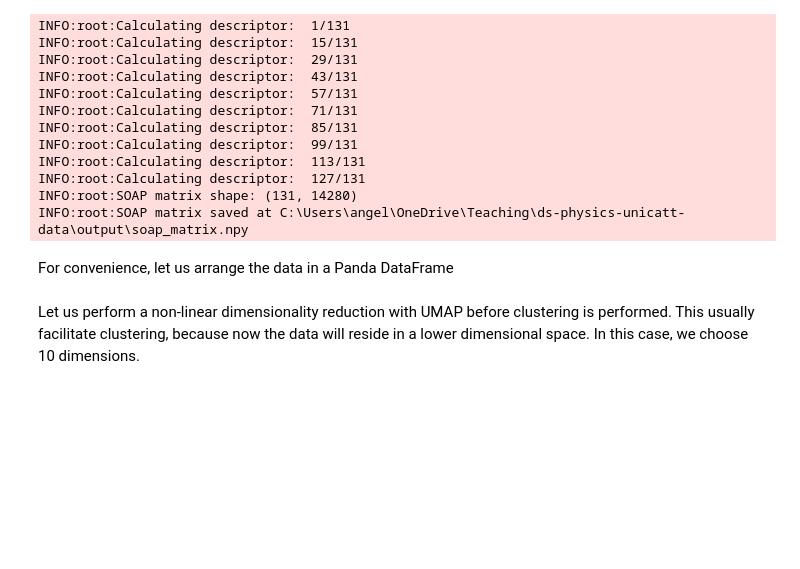
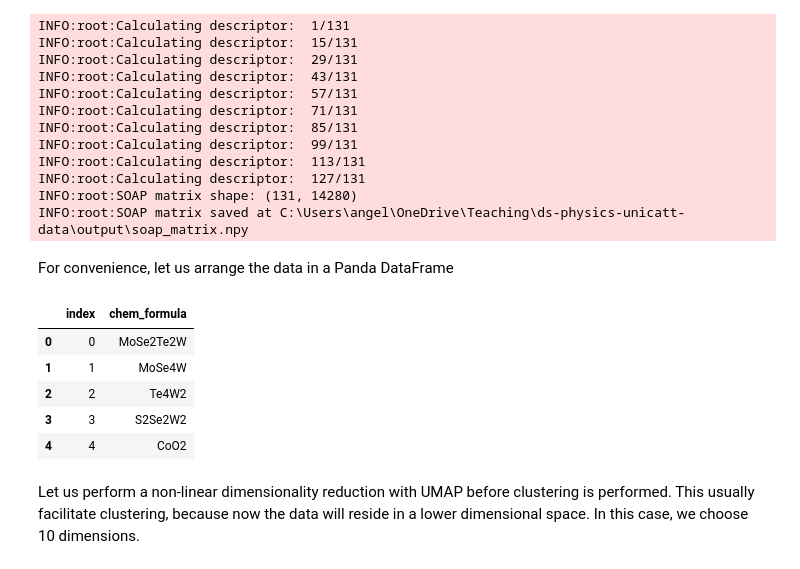
Before and after one commit to angeloziletti/unicatt-ds-physics, a Jupyter notebook: unsupervised-physics-data.ipynb, the cells around one changed output. Drawn from its saved outputs; the diff is of its cells as text; code cells hidden in the pictures; blank space fills up the shorter version.

```diff
--- a/unsupervised-physics-data.ipynb
+++ b/unsupervised-physics-data.ipynb
@@ -176,18 +176,27 @@ For convenience, let us arrange the data in a Panda DataFrame
 # %%
 def df_from_atoms(atoms_list):
     """Convert atoms in panda DataFrame for convenience"""
     formulas = []
     idxs = []
     for idx_atoms, atoms in enumerate(atoms_list):
         formula = atoms.get_chemical_formula()
         formulas.append(formula)
         idxs.append(idx_atoms)
 
     df_atoms = pd.DataFrame({'index':idxs, 'chem_formula':formulas})
 
     return df_atoms
 
 df_atoms = df_from_atoms(atoms_list)
+
+df_atoms.head()
+# %% [output]
+|  | index | chem_formula |
+| 0 | 0 | MoSe2Te2W |
+| 1 | 1 | MoSe4W |
+| 2 | 2 | Te4W2 |
+| 3 | 3 | S2Se2W2 |
+| 4 | 4 | CoO2 |
 # %% [markdown]
 Let us perform a non-linear dimensionality reduction with UMAP before clustering is performed. This usually facilitate clustering, because now the data will reside in a lower dimensional space.
 In this case, we choose 10 dimensions.
```
Also changed, not shown: parts of 3 cells of this notebook, 2 other files.
